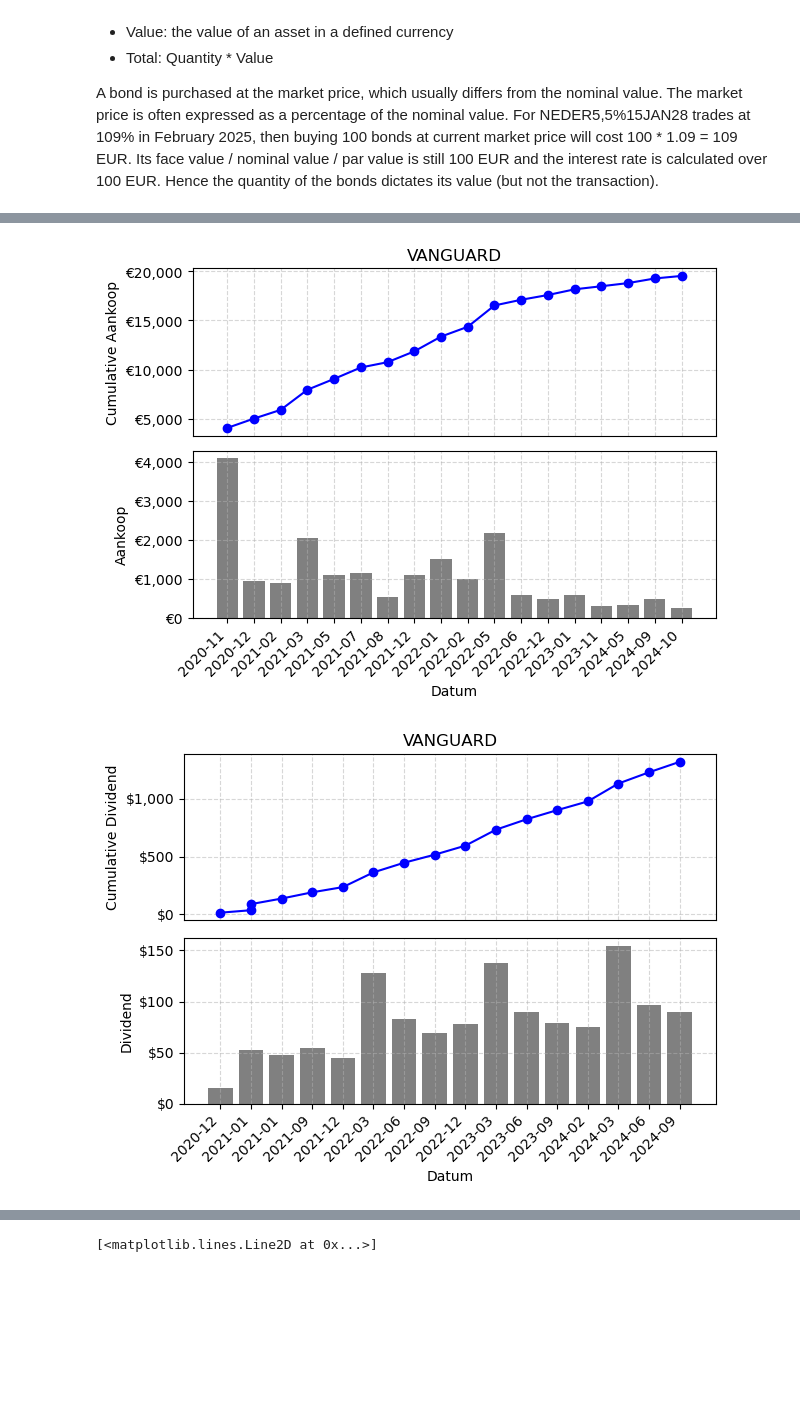
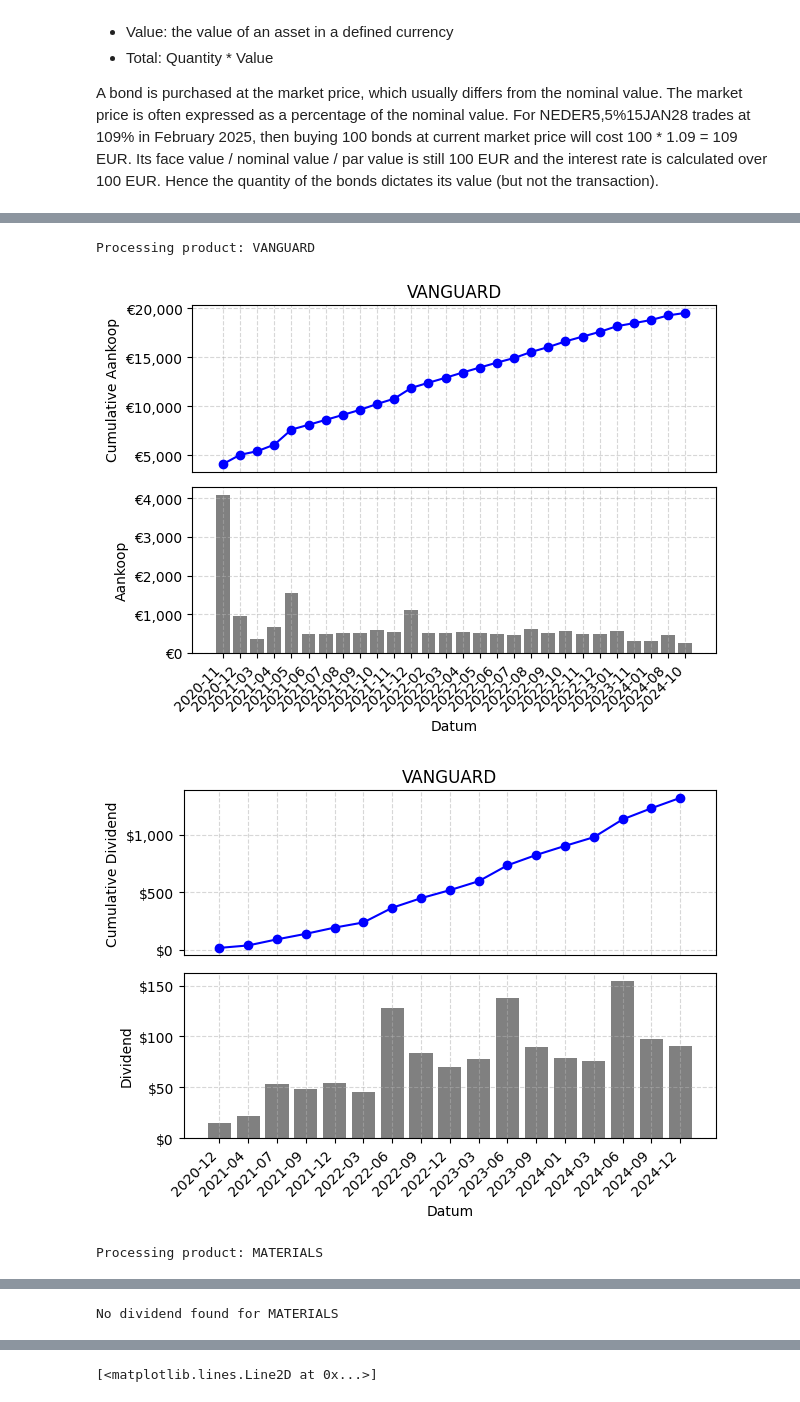
Before and after one commit to Heinen1/degiro_analyser, a Jupyter notebook: main.ipynb, the cells around one changed output, grey strips where cells are left out. Saved outputs shown, nothing was run; the diff lists cells and outputs as text; code cells hidden in the pictures; blank space fills up the shorter version.

Commit message:
add the date reduction from dd-mm-yyyy to yy-mm in the functions.py

```diff
--- a/main.ipynb
+++ b/main.ipynb
@@ -27,8 +31,8 @@ df_account = read_account_overview('Account-2.xls')
 products = ['VANGUARD', 'MATERIALS'] # ETF, Stock, Bond
 tickers = ['VWRL.AS', 'MP']
 # %%
-products = ['VANGUARD']
 for product in products:
+    print( f'Processing product: {product}' )
     # Get only records of pre-defined product
     df_product = df_account[df_account['Product'].str.contains(product)]
 
@@ -38,54 +42,54 @@ for product in products:
     # Get the currency of the account
     currency = df_transactions['Mutatie_Valuta'].values[0]
 
-    # Sort all transactions by date
-    df_transactions.sort_values(by=['Datum'], inplace=True)
-
-    # Transform the date to a year-month format (this is to ensure that the transactions are grouped by month later on)
-    df_transactions['datum_reduced'] = df_transactions['Datum'].dt.strftime('%Y-%m')
-
     # Get the quantity and value of each transaction
     df_transactions[['Transaction_Quantity', 'Transaction_Value']] = df_transactions['Omschrijving'].apply(lambda x: get_quantity_and_value_from_description(x)).tolist()
 
     # Calculate the total value of each transaction (quantity * value)
     df_transactions['Transaction_Total'] = df_transactions['Transaction_Quantity'] * df_transactions['Transaction_Value']
 
-    # Group all transactions by month and calculate the cumulative sum
-    df_transactions = df_transactions.groupby('datum_reduced', as_index=False).sum()
+    df_transactions['Transaction_Total'] = df_transactions['Omschrijving'].apply(lambda x: get_total_value_purchased(x))
+
+    # # Group all transactions by month and calculate the cumulative sum
+    columns = ['Transaction_Quantity', 'Transaction_Value', 'Transaction_Total']
+    df_transactions = df_transactions.groupby('datum_reduced', as_index=False)[columns].sum()
 
     # Calculate the cumulatice sum of the transaction quantity, total and value
     # Important: the Transaction_Total_Cum * Transaction_Quantity_Cum does NOT equals the Transaction_Value_Cum
     df_transactions['Transaction_Quantity_Cum'] = df_transactions['Transaction_Quantity'].cumsum(axis=0)
     df_transactions['Transaction_Total_Cum'] = df_transactions['Transaction_Total'].cumsum(axis=0)
     df_transactions['Transaction_Value_Cum'] = df_transactions['Transaction_Value'].cumsum(axis=0)
 
     plot_transactions(product,
                     df_transactions['datum_reduced'],
                     df_transactions['Transaction_Total'],
                     df_transactions['Transaction_Total_Cum'],
                     currency)
 
     # This is not the eactual received divident on the Flatex bank account.
     # One must subtract the DEGIRO Corporate Action Kosten as well as any foreign exchange conversion
-    dividend = df_product[df_product['Omschrijving'].str.contains('Dividend')][['Datum', 'Datum_Year', 'Mutatie_Valuta', 'Mutatie_Bedrag']]
+    columns = ['Datum', 'Datum_Year', 'Mutatie_Valuta', 'Mutatie_Bedrag', 'Omschrijving']
+    df_dividend = df_product[df_product['Omschrijving'].str.contains('Dividend')][columns]
 
     # Check if there are any dividends
-    if dividend.empty:
+    if df_dividend.empty:
         print(f'No dividend found for {product}')
         continue
 
-    dividend.sort_values(by=['Datum'], inplace=True)
-    dividend['Mutatie_Bedrag_Cum'] = dividend['Mutatie_Bedrag'].cumsum(axis=0)
-    dividend['datum_reduced'] = dividend['Datum'].dt.strftime('%Y-%m')
+    df_dividend.sort_values(by=['Datum'], inplace=True)
+    df_dividend['Mutatie_Bedrag_Cum'] = df_dividend['Mutatie_Bedrag'].cumsum(axis=0)
+    df_dividend['datum_reduced'] = df_dividend['Datum'].dt.strftime('%Y-%m')
 
-    currency = dividend['Mutatie_Valuta'].values[0]
+    currency = df_dividend['Mutatie_Valuta'].values[0]
     plot_dividend(product,
-                dividend['datum_reduced'],
-                dividend['Mutatie_Bedrag'],
-                dividend['Mutatie_Bedrag_Cum'],
+                df_dividend['datum_reduced'],
+                df_dividend['Mutatie_Bedrag'],
+                df_dividend['Mutatie_Bedrag_Cum'],
                 currency)
 
-    dividend.groupby('Datum_Year')['Mutatie_Bedrag'].describe()
+    df_dividend.groupby('Datum_Year')['Mutatie_Bedrag'].describe()
 # %% [output]
+Processing product: VANGUARD
-[figure, old version]
+[figure, new version]
-[figure, old version]
+[figure, new version]
+Processing product: MATERIALS
@@ -92 +97,2 @@ for product in products:
+No dividend found for MATERIALS
 # %%
```
Also changed, not shown: parts of 6 cells of this notebook, 1 other file.
